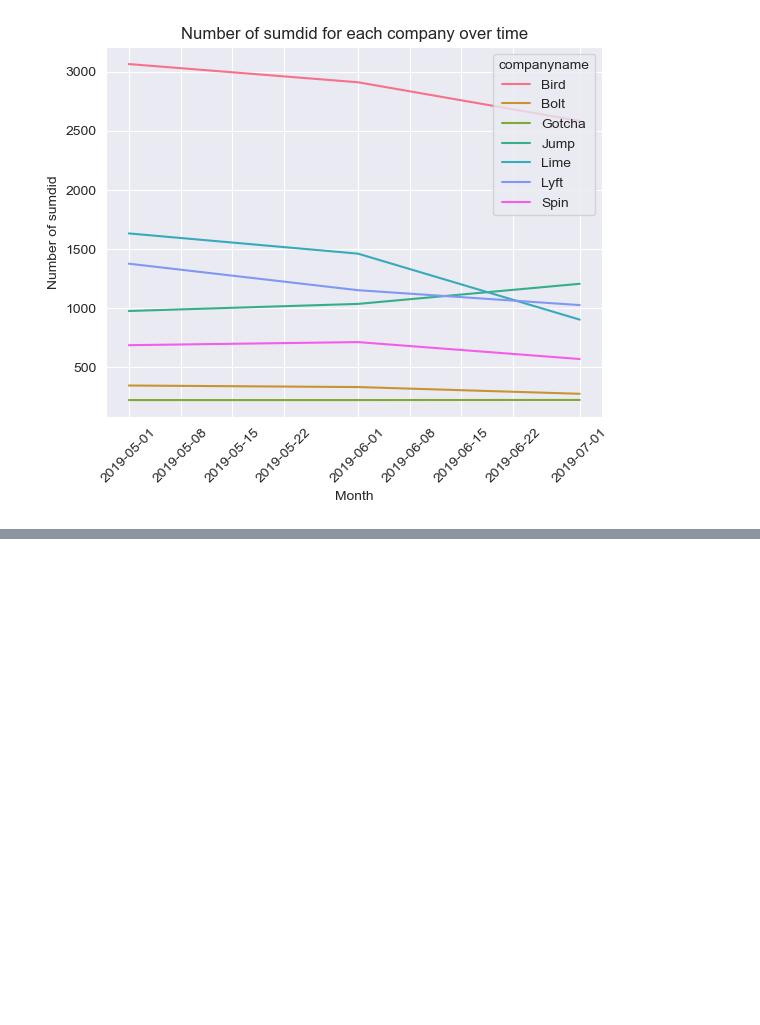
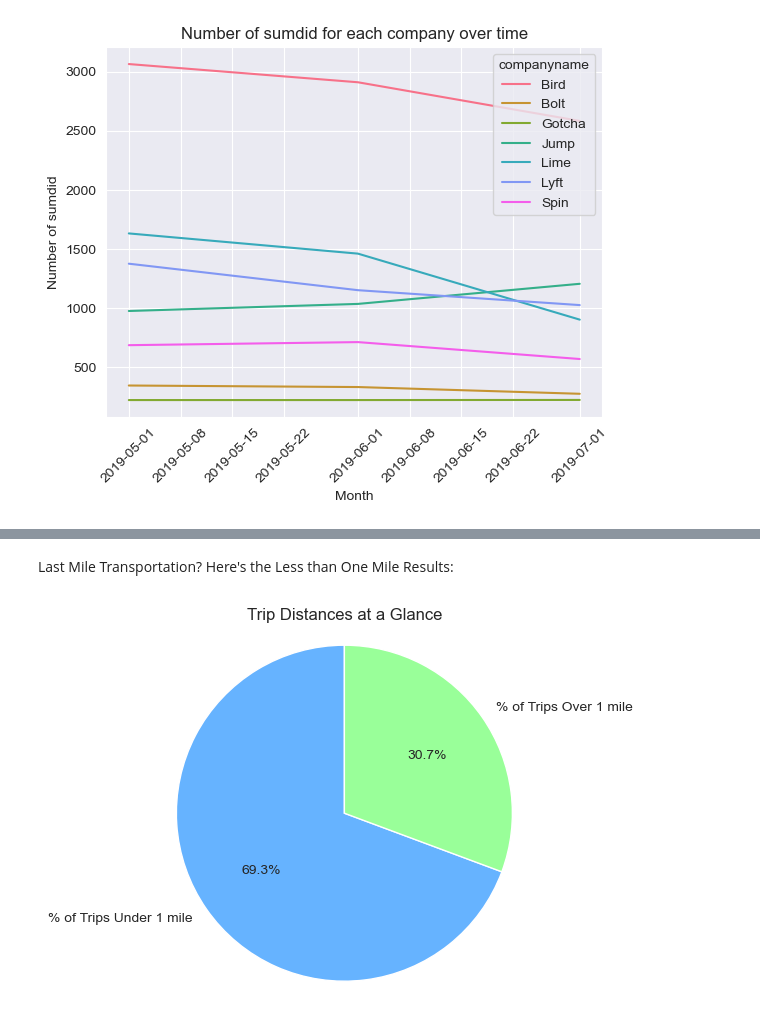
Before and after one commit to NSS-Data-Analytics-Cohort-8/scooter-partner1-trolling-through-the-data, a Jupyter notebook: notebooks/Scooters Notebook 1.ipynb, the cells around one changed output, grey strips where cells are left out. Drawn from its saved outputs; the diff is of its cells as text; code cells hidden in the pictures; blank space fills up the shorter version.

```diff
--- a/notebooks/Scooters Notebook 1.ipynb
+++ b/notebooks/Scooters Notebook 1.ipynb
@@ -411,0 +534,27 @@ plt.show()
+# %% [markdown]
+Last Mile Transportation? Here's the Less than One Mile Results:
+# %%
+query = """
+    SELECT
+        COUNT(CASE WHEN tripdistance < 5280 THEN 1 END) AS num_trips_under_one_mile,
+        COUNT(*) AS total_num_trips,
+        100.0 * COUNT(CASE WHEN tripdistance < 5280 THEN 1 END) / COUNT(*) AS percent_trips_under_one_mile
+    FROM trips;
+"""
+
+# execute the query and store the results in a SQLAlchemy ResultProxy object
+result = engine.execute(query)
+
+# get the results as a dictionary
+row = dict(result.fetchone())
+
+# create a pie chart
+labels = ['% of Trips Under 1 mile', '% of Trips Over 1 mile']
+sizes = [row['num_trips_under_one_mile'], row['total_num_trips'] - row['num_trips_under_one_mile']]
+colors = ['#66b3ff', '#99ff99']
+plt.title('Trip Distances at a Glance')
+plt.pie(sizes, labels=labels, colors=colors, autopct='%1.1f%%', startangle=90)
+plt.axis('equal')
+plt.show()
+# %% [output]
+[figure, added]
```
Also changed, not shown: parts of 20 cells of this notebook, 2 other files.
